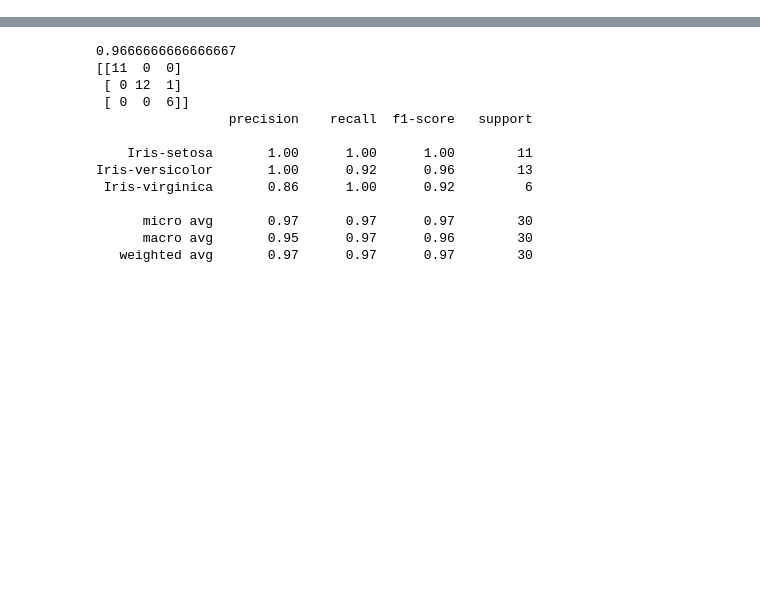
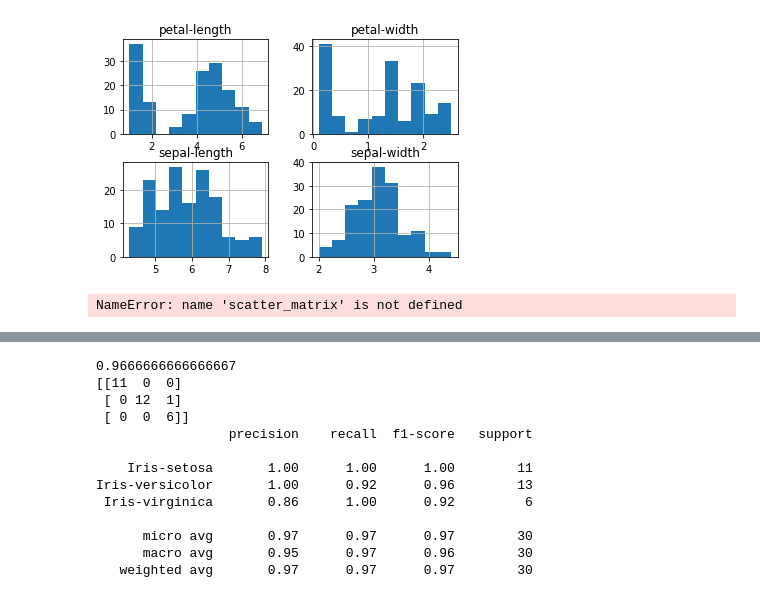
Before and after one commit to AlokKumarSinha21/Data_Prediction, a Jupyter notebook: Data_Prediction.ipynb, the cells around one changed output, grey strips where cells are left out. Cells and saved outputs as stored; diff of their text form; code cells hidden in the pictures; blank space fills up the shorter version.

```diff
--- a/Data_Prediction.ipynb
+++ b/Data_Prediction.ipynb
@@ -0,0 +94,12 @@
+# %%
+# histograms
+dataset.hist()
+pyplot.show()
+# %% [output]
+[figure, added]
+# %%
+# scatter plot matrix
+scatter_matrix(dataset)
+pyplot.show()
+# %% [output]
+NameError: name 'scatter_matrix' is not defined
```
Also changed, not shown: parts of 15 cells of this notebook.
